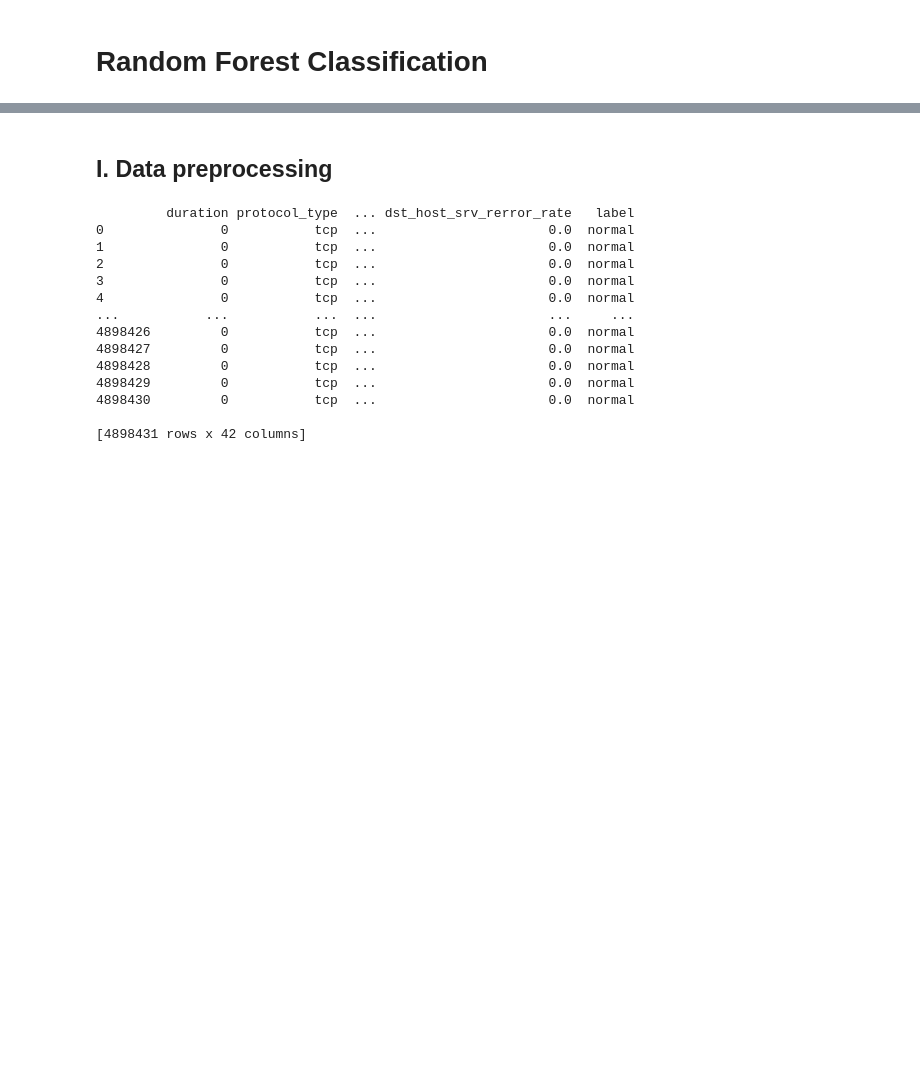
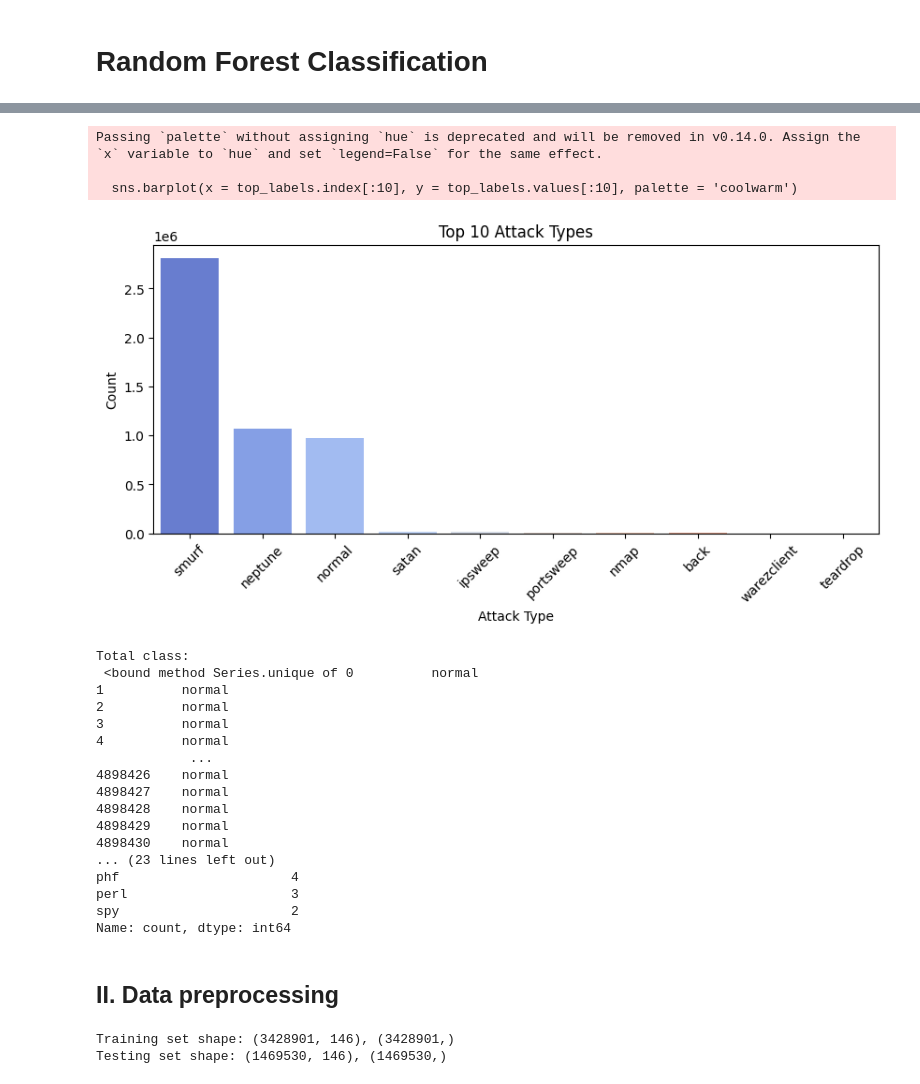
Before and after one commit to hieuttblackpink/mse-dam501-programming-coursera, a Jupyter notebook: Final_Project/Code/Classification_and_Prediction/Random_Forest_Classification.ipynb, the cells around one changed output, grey strips where cells are left out. Drawn from its saved outputs; the diff is of its cells as text; code cells hidden in the pictures; blank space fills up the shorter version.

Commit message:
complete train model

```diff
--- a/Final_Project/Code/Classification_and_Prediction/Random_Forest_Classification.ipynb
+++ b/Final_Project/Code/Classification_and_Prediction/Random_Forest_Classification.ipynb
@@ -8,20 +62,62 @@ import sklearn.model_selection as train_test_split
+# %%
+# Check imbalance of the dataset
+plt.figure(figsize = (10, 4))
+top_labels = df['label'].value_counts()
+sns.barplot(x = top_labels.index[:10], y = top_labels.values[:10], palette = 'coolwarm')
+plt.title('Top 10 Attack Types')
+plt.xlabel('Attack Type')
+plt.ylabel('Count')
+plt.xticks(rotation = 45)
+plt.show()
+
+print(f"Total class:\n {df['label'].unique} \n")
+print(df['label'].value_counts())
+# %% [output]
+Passing `palette` without assigning `hue` is deprecated and will be removed in v0.14.0. Assign the `x` variable to `hue` and set `legend=False` for the same effect.
+
+  sns.barplot(x = top_labels.index[:10], y = top_labels.values[:10], palette = 'coolwarm')
+[figure, added]
+Total class:
+ <bound method Series.unique of 0          normal
+1          normal
+2          normal
+3          normal
+4          normal
+            ...
+4898426    normal
+4898427    normal
+4898428    normal
+4898429    normal
+4898430    normal
+... (23 lines left out)
+phf                      4
+perl                     3
+spy                      2
+Name: count, dtype: int64
 # %% [markdown]
-## I. Data preprocessing
+## II. Data preprocessing
-# %%
-# Load the dataset
-df = pd.read_csv('../../Data/kddcup.data.csv', header = 0)
-# %% [output]
-         duration protocol_type  ... dst_host_srv_rerror_rate   label
-0               0           tcp  ...                      0.0  normal
-1               0           tcp  ...                      0.0  normal
-2               0           tcp  ...                      0.0  normal
-3               0           tcp  ...                      0.0  normal
-4               0           tcp  ...                      0.0  normal
-...           ...           ...  ...                      ...     ...
-4898426         0           tcp  ...                      0.0  normal
-4898427         0           tcp  ...                      0.0  normal
-4898428         0           tcp  ...                      0.0  normal
-4898429         0           tcp  ...                      0.0  normal
-4898430         0           tcp  ...                      0.0  normal
-
-[4898431 rows x 42 columns]
+# %%
+# Encode categorical features
+categorical_features = df.select_dtypes(include = ['object']).columns
+df = pd.get_dummies(df, columns = categorical_features)
+
+# Encode label
+label_encoder = LabelEncoder()
+df['label_encoded'] = label_encoder.fit_transform(df[df.columns[-1]])
+
+# Determine features and target variable
+X = df.drop(columns = [df.columns[-2], df.columns[-1]], axis = 1)
+y = df[df.columns[-1]]
+
+# Split the dataset into training and testing sets
+X_train, X_test, y_train, y_test = train_test_split(X, y, test_size = 0.3, random_state = 42)
+
+# Print the shapes of the training and testing sets
+print(f"Training set shape: {X_train.shape}, {y_train.shape}")
+print(f"Testing set shape: {X_test.shape}, {y_test.shape}")
+
+# Save the cleaned dataset to CSV
+# df.to_csv('../../Cleaned_Data/kddcup_cleaned_data_10_percent.csv', index = False)
+# %% [output]
+Training set shape: (3428901, 146), (3428901,)
+Testing set shape: (1469530, 146), (1469530,)
```
Also changed, not shown: parts of 8 cells of this notebook, 1 other file.
